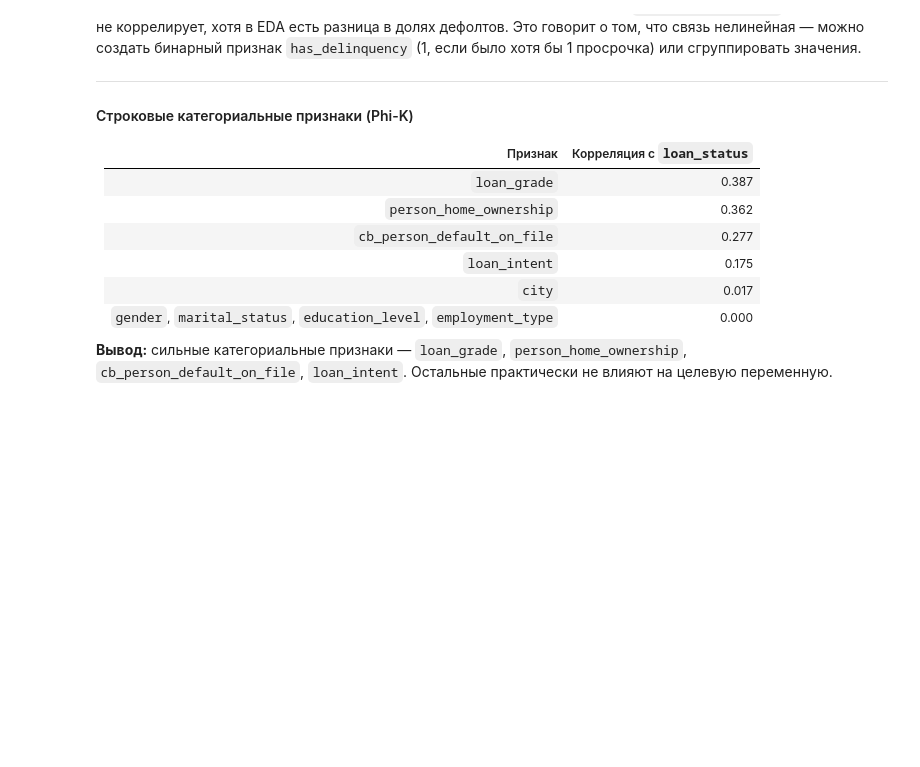
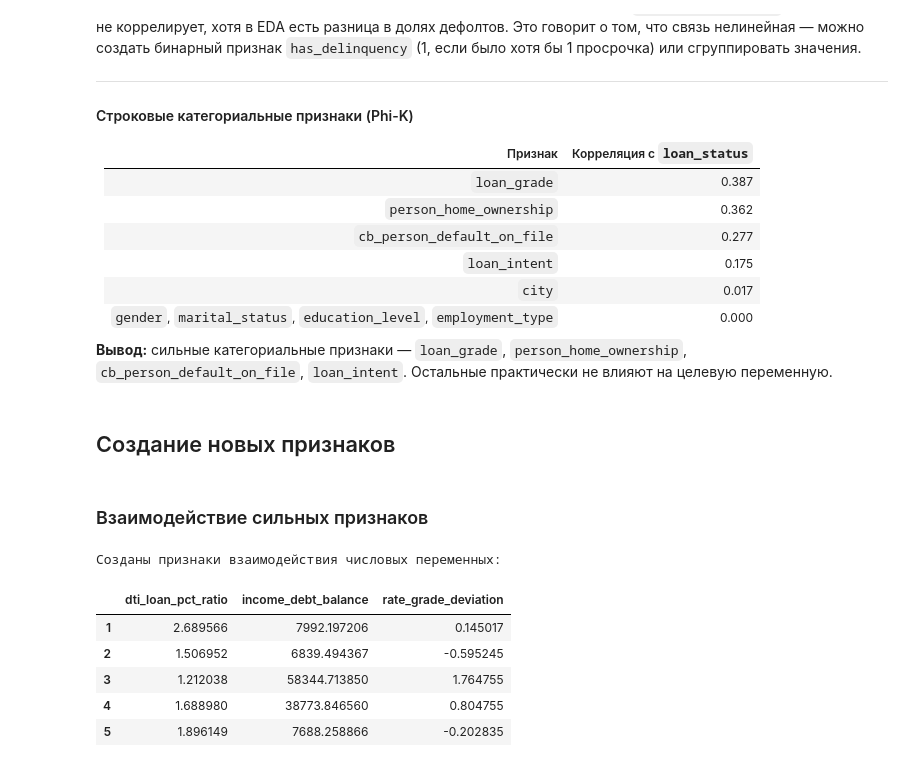
Before and after one commit to null-route-dev/credit-risk-classification, a Jupyter notebook: notebooks/03_feature_engineering.ipynb, the cells around one changed output. Cells and saved outputs as stored; diff of their text form; code cells hidden in the pictures; blank space fills up the shorter version.

```diff
--- a/notebooks/03_feature_engineering.ipynb
+++ b/notebooks/03_feature_engineering.ipynb
@@ -284,3 +284,28 @@ Name: loan_status, dtype: float64
 | `gender`, `marital_status`, `education_level`, `employment_type` | 0.000 |
 
 **Вывод:** сильные категориальные признаки — `loan_grade`, `person_home_ownership`, `cb_person_default_on_file`, `loan_intent`. Остальные практически не влияют на целевую переменную.
+# %% [markdown]
+## Создание новых признаков
+# %% [markdown]
+### Взаимодействие сильных признаков
+# %%
+# Отношение долговой нагрузки к доле кредита в доходе
+df["dti_loan_pct_ratio"] = df["debt_to_income_ratio"] / (df["loan_percent_income"] + 0.001)
+
+# Разница между доходом и другими долгами
+df["income_debt_balance"] = df["person_income"] - df["other_debt"]
+
+# Отклонение ставки от среднего по классу кредита
+avg_rate_by_grade = df.groupby("loan_grade")["loan_int_rate"].transform("mean")
+df["rate_grade_deviation"] = df["loan_int_rate"] - avg_rate_by_grade
+
+print("Созданы признаки взаимодействия числовых переменных:")
+display(df[["dti_loan_pct_ratio", "income_debt_balance", "rate_grade_deviation"]].head())
+# %% [output]
+Созданы признаки взаимодействия числовых переменных:
+|  | dti_loan_pct_ratio | income_debt_balance | rate_grade_deviation |
+| 1 | 2.689566 | 7992.197206 | 0.145017 |
+| 2 | 1.506952 | 6839.494367 | -0.595245 |
+| 3 | 1.212038 | 58344.713850 | 1.764755 |
+| 4 | 1.688980 | 38773.846560 | 0.804755 |
+| 5 | 1.896149 | 7688.258866 | -0.202835 |
```
Also changed, not shown: parts of 6 cells of this notebook.
